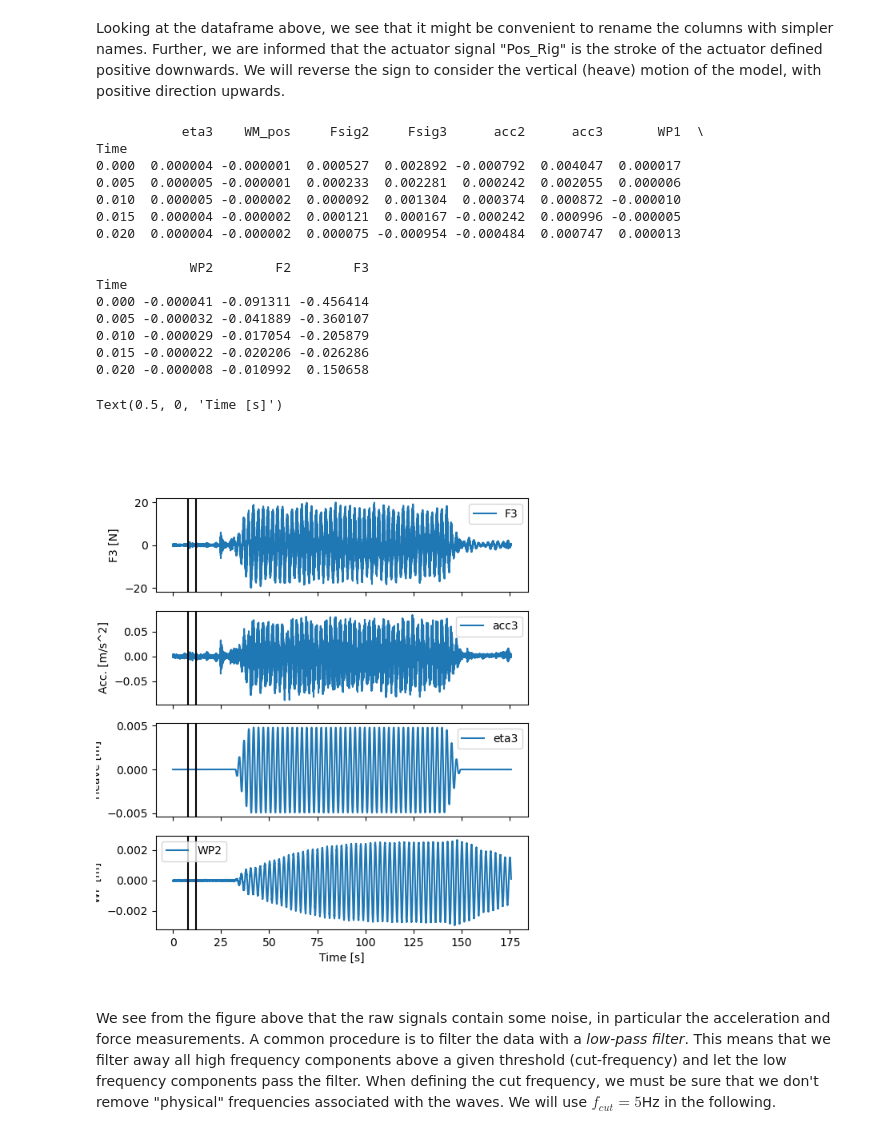
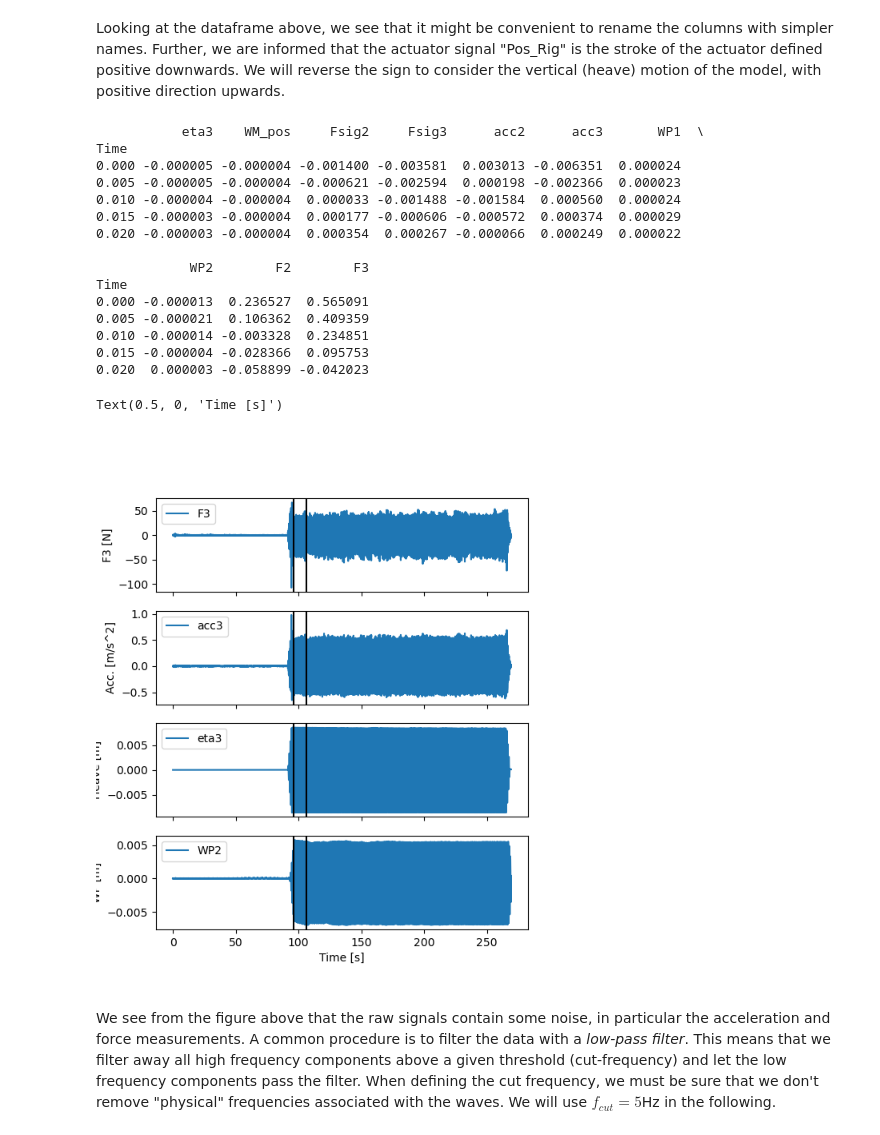
Before and after one commit to hydrodavid/tmr4247, a Jupyter notebook: lab_exercise.ipynb, the cells around one changed output. Cells and saved outputs as stored; diff of their text form; code cells hidden in the pictures.

```diff
--- a/lab_exercise.ipynb
+++ b/lab_exercise.ipynb
@@ -64,8 +65,8 @@ import postprocessing as pp
 
 datapath = "../shared/Labdata"
 
-radiationtestfile = "Gruppe2_2020_rad.npz"  # Enter the name of your data-file here..
-diffractiontestfile = "Gruppe2_2020_diff.npz"  # Enter the name of your data-file here..
+radiationtestfile = "Gruppe6_2060_rad.npz"  # Enter the name of your data-file here..
+diffractiontestfile = "Gruppe6_2060_diff.npz"  # Enter the name of your data-file here..
 
 # Import data as pandas DataFrame
 df = pp.importDataFrame(datapath, radiationtestfile)
@@ -113,19 +114,19 @@ print(df.head())
 # %% [output]
            eta3    WM_pos     Fsig2     Fsig3      acc2      acc3       WP1  \
 Time
-0.000  0.000004 -0.000001  0.000527  0.002892 -0.000792  0.004047  0.000017
-0.005  0.000005 -0.000001  0.000233  0.002281  0.000242  0.002055  0.000006
-0.010  0.000005 -0.000002  0.000092  0.001304  0.000374  0.000872 -0.000010
-0.015  0.000004 -0.000002  0.000121  0.000167 -0.000242  0.000996 -0.000005
-0.020  0.000004 -0.000002  0.000075 -0.000954 -0.000484  0.000747  0.000013
+0.000 -0.000005 -0.000004 -0.001400 -0.003581  0.003013 -0.006351  0.000024
+0.005 -0.000005 -0.000004 -0.000621 -0.002594  0.000198 -0.002366  0.000023
+0.010 -0.000004 -0.000004  0.000033 -0.001488 -0.001584  0.000560  0.000024
+0.015 -0.000003 -0.000004  0.000177 -0.000606 -0.000572  0.000374  0.000029
+0.020 -0.000003 -0.000004  0.000354  0.000267 -0.000066  0.000249  0.000022
 
             WP2        F2        F3
 Time
-0.000 -0.000041 -0.091311 -0.456414
-0.005 -0.000032 -0.041889 -0.360107
-0.010 -0.000029 -0.017054 -0.205879
-0.015 -0.000022 -0.020206 -0.026286
-0.020 -0.000008 -0.010992  0.150658
+0.000 -0.000013  0.236527  0.565091
+0.005 -0.000021  0.106362  0.409359
+0.010 -0.000014 -0.003328  0.234851
+0.015 -0.000004 -0.028366  0.095753
+0.020  0.000003 -0.058899 -0.042023
 # %%
 # Uncomment the line below if you will activate interactive plotting
 %matplotlib widget
@@ -136,36 +137,36 @@ Time
 #Sampling frequency
 dt = 0.005 # [s] time between samples
 fs = 1/dt # [Hz] sampling frequency
 
-tstart = 8 # Define start of time-window for estimation of steady state values
-tstop = 12  # Define end of time-window
+tstart = 96 # Define start of time-window for estimation of steady state values
+tstop = 106  # Define end of time-window
 
 
 # To get an overview of our measurements, the first thing to do is to plot the time-series:
 fig, ax = plt.subplots(4, 1, figsize=(6, 7), sharex=True) # Create fig handle with four axis
 df.plot(ax=ax[0], y='F3') # the data is plotted against x="Time" which we have set to be the index
 ax[0].axvline(tstart, color='k') # add vertical line to indicate start time-window
 ax[0].axvline(tstop, color='k') # add vertical line to indicate stop time-window
 ax[0].set_ylabel('F3 [N]')
 
 df.plot(ax=ax[1], y='acc3')
 ax[1].axvline(tstart, color='k') # add vertical line to indicate start time-window
 ax[1].axvline(tstop, color='k') # add vertical line to indicate stop time-window
 ax[1].set_ylabel('Acc. [m/s^2]')
 
 df.plot(ax=ax[2], y='eta3')
 ax[2].axvline(tstart, color='k') # add vertical line to indicate start time-window
 ax[2].axvline(tstop, color='k') # add vertical line to indicate stop time-window
 ax[2].set_ylabel('Heave [m]')
 
 df.plot(ax=ax[3], y='WP2')
 ax[3].axvline(tstart, color='k') # add vertical line to indicate start time-window
 ax[3].axvline(tstop, color='k') # add vertical line to indicate stop time-window
 ax[3].set_ylabel('WP [m]')
 ax[3].set_xlabel('Time [s]')
 # %% [output]
 Text(0.5, 0, 'Time [s]')
-[figure, old version]
+[figure, new version]
 # %% [markdown]
 We see from the figure above that the raw signals contain some noise, in particular the acceleration and force measurements. A common procedure is to filter the data with a *low-pass filter*. This means that we filter away all high frequency components above a given threshold (cut-frequency) and let the low frequency components pass the filter. When defining the cut frequency, we must be sure that we don't remove "physical" frequencies associated with the waves. We will use $f_{cut}=5$Hz in the following.
 # %%
```
Also changed, not shown: parts of 16 cells of this notebook.
